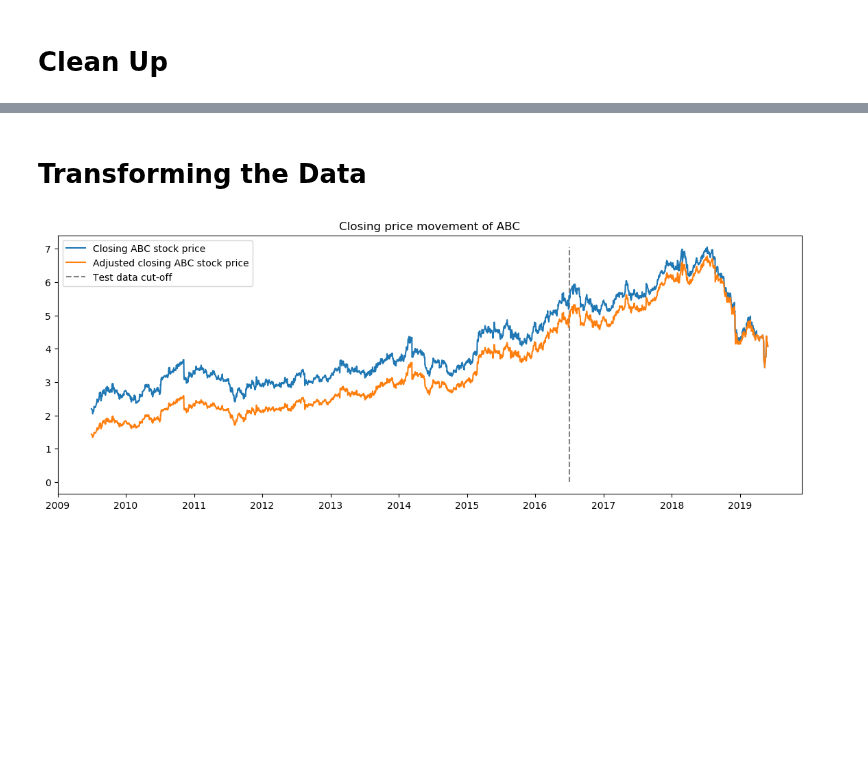
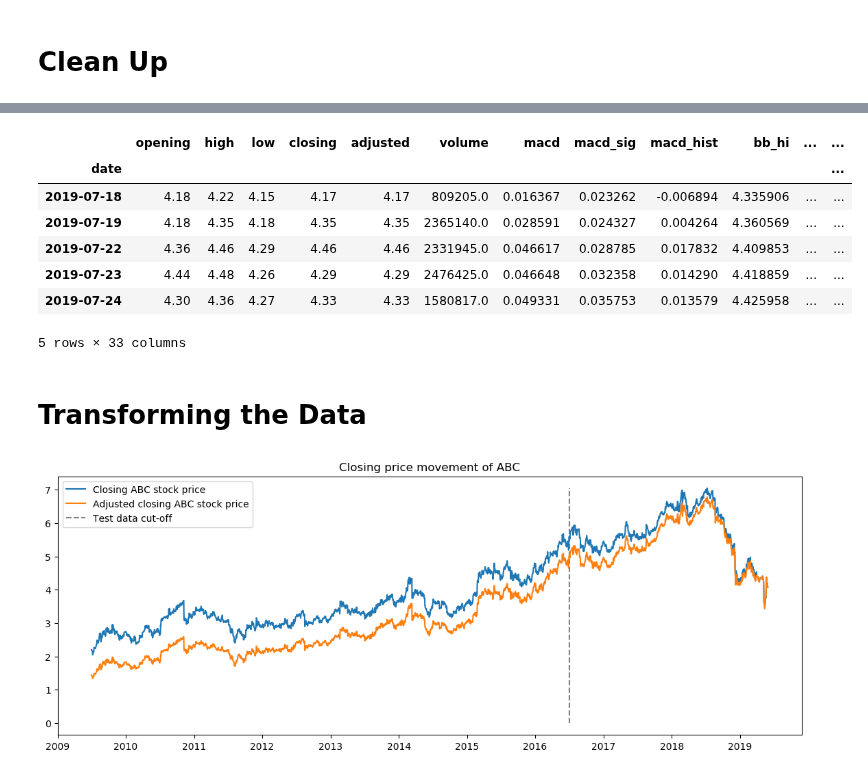
Before and after one commit to natashajenny/StockIt, a Jupyter notebook: scripts/predictor.ipynb, the cells around one changed output, grey strips where cells are left out. Saved outputs shown, nothing was run; the diff lists cells and outputs as text; code cells hidden in the pictures; blank space fills up the shorter version.

```diff
--- a/scripts/predictor.ipynb
+++ b/scripts/predictor.ipynb
@@ -110,3 +130,14 @@ df['twi'].interpolate(method='pad', inplace=True)
+# %%
+df.tail()
+# %% [output]
+|  | opening | high | low | closing | adjusted | volume | macd | macd_sig | macd_hist | bb_hi | ... | ... |
+| date |  |  |  |  |  |  |  |  |  |  |  | ... |
+| 2019-07-18 | 4.18 | 4.22 | 4.15 | 4.17 | 4.17 | 809205.0 | 0.016367 | 0.023262 | -0.006894 | 4.335906 | ... | ... |
+| 2019-07-19 | 4.18 | 4.35 | 4.18 | 4.35 | 4.35 | 2365140.0 | 0.028591 | 0.024327 | 0.004264 | 4.360569 | ... | ... |
+| 2019-07-22 | 4.36 | 4.46 | 4.29 | 4.46 | 4.46 | 2331945.0 | 0.046617 | 0.028785 | 0.017832 | 4.409853 | ... | ... |
+| 2019-07-23 | 4.44 | 4.48 | 4.26 | 4.29 | 4.29 | 2476425.0 | 0.046648 | 0.032358 | 0.014290 | 4.418859 | ... | ... |
+| 2019-07-24 | 4.30 | 4.36 | 4.27 | 4.33 | 4.33 | 1580817.0 | 0.049331 | 0.035753 | 0.013579 | 4.425958 | ... | ... |
+5 rows × 33 columns
 # %%
 df.drop(df[df.index < start].index, inplace=True)
 df.drop(df[df.index > finish].index, inplace=True)
```
Also changed, not shown: parts of 23 cells of this notebook, 9 other files.
